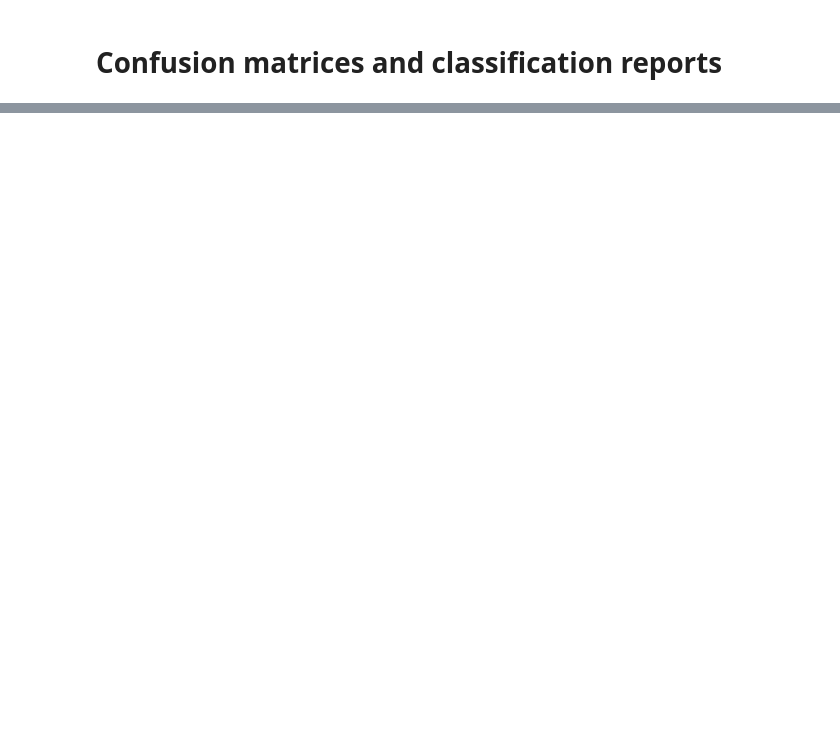
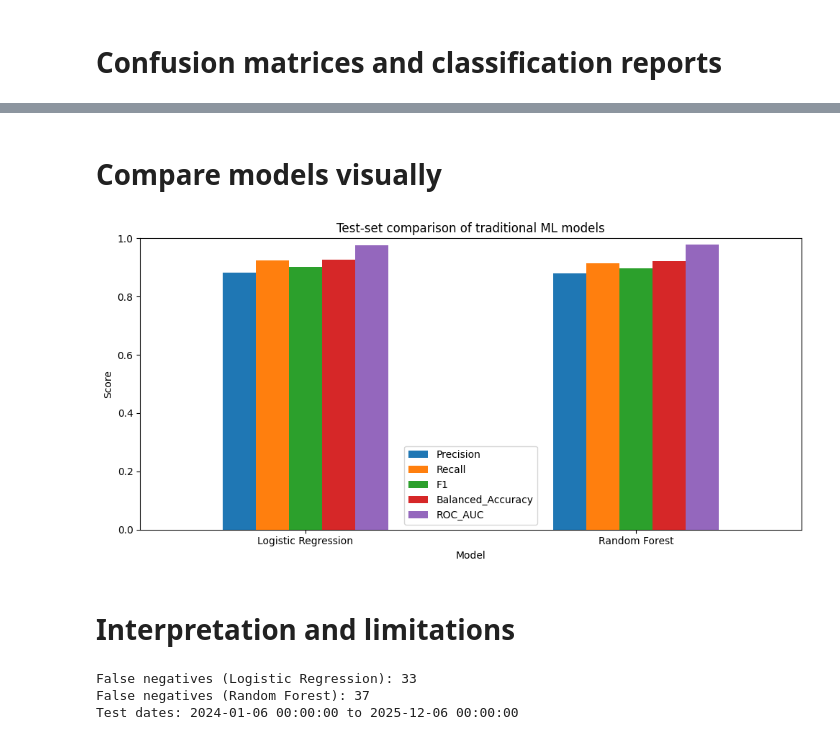
Before and after one commit to darshanaAlex/Dengue-Risk-Prediction-in-Sri-Lanka, a Jupyter notebook: Dengue_Risk_Prediction_Sri_Lanka_V1.ipynb, the cells around one changed output, grey strips where cells are left out. Cells and saved outputs as stored; diff of their text form; code cells hidden in the pictures; blank space fills up the shorter version.

```diff
--- a/Dengue_Risk_Prediction_Sri_Lanka_V1.ipynb
+++ b/Dengue_Risk_Prediction_Sri_Lanka_V1.ipynb
@@ -879,0 +880,31 @@ weighted avg       0.93      0.93      0.93       595
+# %% [markdown]
+# Compare models visually
+# %%
+metrics_to_plot = ["Precision", "Recall", "F1", "Balanced_Accuracy", "ROC_AUC"]
+results[metrics_to_plot].plot(kind="bar", figsize=(10, 5), ylim=(0, 1))
+plt.title("Test-set comparison of traditional ML models")
+plt.ylabel("Score")
+plt.xticks(rotation=0)
+plt.tight_layout()
+plt.show()
+# %% [output]
+[figure, added]
+# %% [markdown]
+# Interpretation and limitations
+# %%
+comparison = pd.DataFrame({
+    "Actual": y_test,
+    "Logistic_Predicted": log_pred,
+    "RandomForest_Predicted": rf_pred
+}, index=test.index)
+
+print("False negatives (Logistic Regression):",
+      int(((comparison["Actual"] == 1) & (comparison["Logistic_Predicted"] == 0)).sum()))
+print("False negatives (Random Forest):",
+      int(((comparison["Actual"] == 1) & (comparison["RandomForest_Predicted"] == 0)).sum()))
+
+print("Test dates:", test["Week_Start_Date"].min(), "to", test["Week_Start_Date"].max())
+# %% [output]
+False negatives (Logistic Regression): 33
+False negatives (Random Forest): 37
+Test dates: 2024-01-06 00:00:00 to 2025-12-06 00:00:00
```
Also changed, not shown: parts of 5 cells of this notebook.
